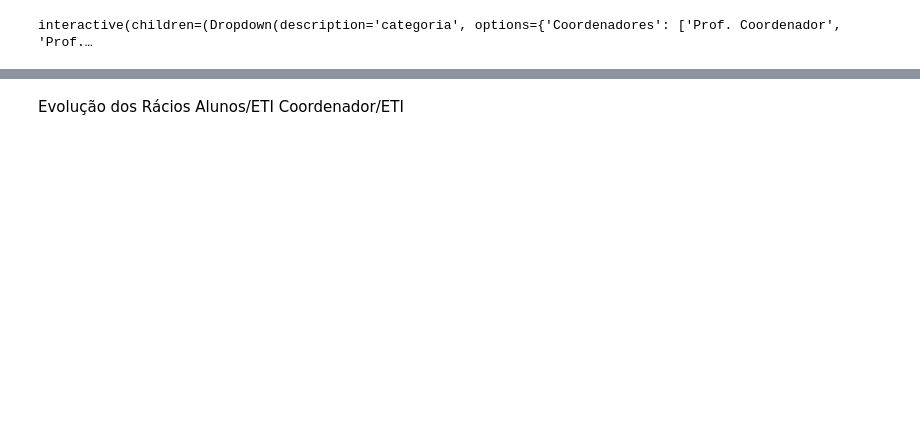
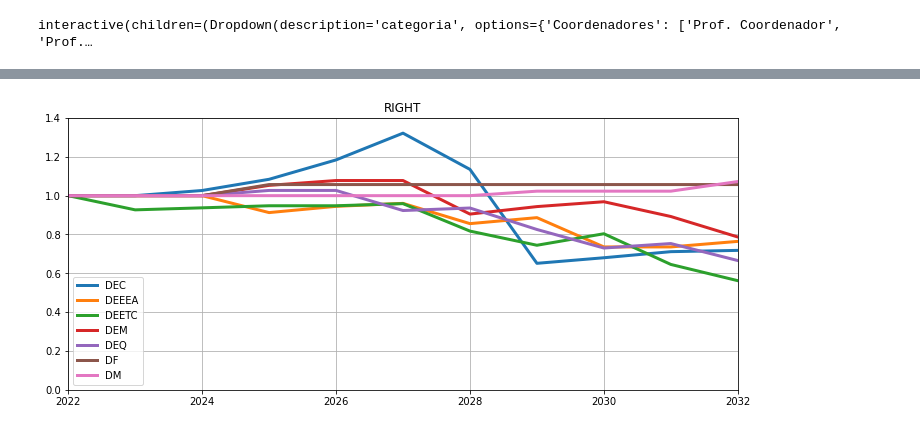
Before and after one commit to arjoca/RHDocentes, a Jupyter notebook: RHDocentes_Futuro.ipynb, the cells around one changed output, grey strips where cells are left out. Saved outputs shown, nothing was run; the diff lists cells and outputs as text; code cells hidden in the pictures; blank space fills up the shorter version.

```diff
--- a/RHDocentes_Futuro.ipynb
+++ b/RHDocentes_Futuro.ipynb
@@ -194,4 +182,0 @@ Image('temp_image.png')
-# %% [markdown]
-Evolução dos Rácios
-Alunos/ETI
-Coordenador/ETI
@@ -212,0 +183,7 @@ for ano in LST_ANOS[1:]:
+# %%
+df1 = time_evolution_eti(cat_prof_coord, LST_ANOS)
+df2 = time_evolution_eti(cat_todas, LST_ANOS)
+df3 = df1/df2
+plot_ref_one(df3, title='RIGHT')
+# %% [output]
+[figure, added]
```
Also changed, not shown: parts of 8 cells of this notebook.
